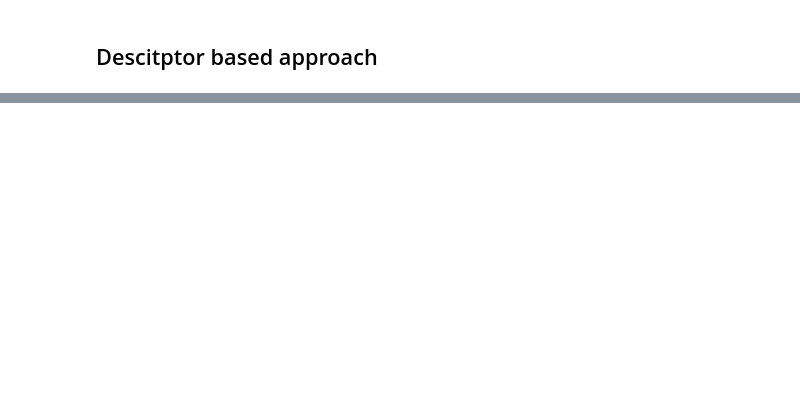
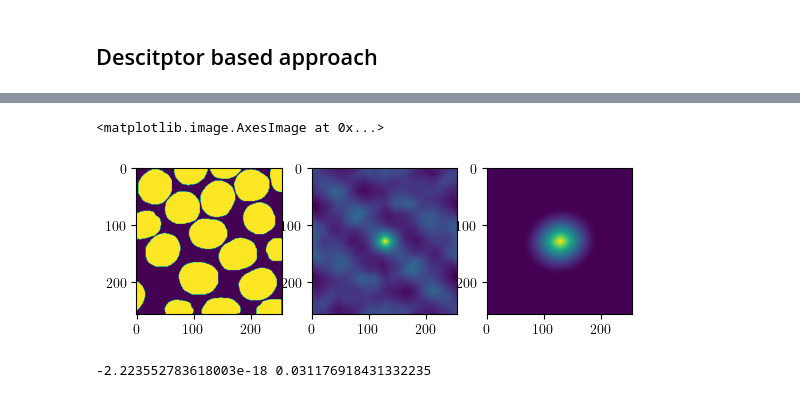
Before and after one commit to choROPeNt/MCRpy, a Jupyter notebook: notebooks/Ripley-K.ipynb, the cells around one changed output, grey strips where cells are left out. Cells and saved outputs as stored; diff of their text form; code cells hidden in the pictures; blank space fills up the shorter version.

```diff
--- a/notebooks/Ripley-K.ipynb
+++ b/notebooks/Ripley-K.ipynb
@@ -316,0 +337,28 @@ int64
+# %%
+def compute_s2(ms: np.ndarray):
+    """Two-point autocorrelation function of phase 1"""
+    ms_fourier = np.fft.rfftn(ms)
+    s2_fourier = (ms_fourier * np.conjugate(ms_fourier))
+    s2 = np.fft.irfftn(s2_fourier) / np.size(ms)
+    return np.fft.ifftshift(s2)
+
+def compute_c2(ms: np.ndarray):
+    """Cluster correlation function"""
+    # do some checks
+    assert len(ms.shape) == 3, "array should have 3 indices"
+    assert len(set(ms.shape)) == 1, "first implementation needs same number of pixels in all directions"
+    assert np.max(ms) <= 1.0, "max should be 1"
+    assert np.min(ms) >= 0.0, "min should be 0"
+    assert len(np.unique(ms)) == 2, "should be binary and segmented"
+
+    # label
+    ms_labeled, n_labels = label(ms, return_num=True, connectivity=1)
+    assert n_labels > 0
+
+    # accumulate s2 of labels to ccf
+    # loop implemented manually to save ram
+    accumulator = compute_s2(ms_labeled==1)
+    for n_label in range(2, n_labels + 1):
+        accumulator = accumulator + compute_c2(ms_labeled==n_label)
+    c2 = accumulator / n_labels
+    return c2
@@ -316,0 +377,19 @@ int64
+# %%
+s2 = compute_s2(ms)
+c2 = compute_c2(ms)
+# %%
+fig, axs = plt.subplots(1,3)
+
+axs[0].imshow(ms[:,:,0])
+axs[1].imshow(s2[:,:,0])
+axs[2].imshow(c2[:,:,0])
+# %% [output]
+<matplotlib.image.AxesImage at 0x...>
+[figure, added]
+# %%
+c2_2d = c2[:,:,0]
+
+
+print(c2_2d.min(),c2_2d.max())
+# %% [output]
+-2.223552783618003e-18 0.031176918431332235
```
Also changed, not shown: parts of 13 cells of this notebook.
